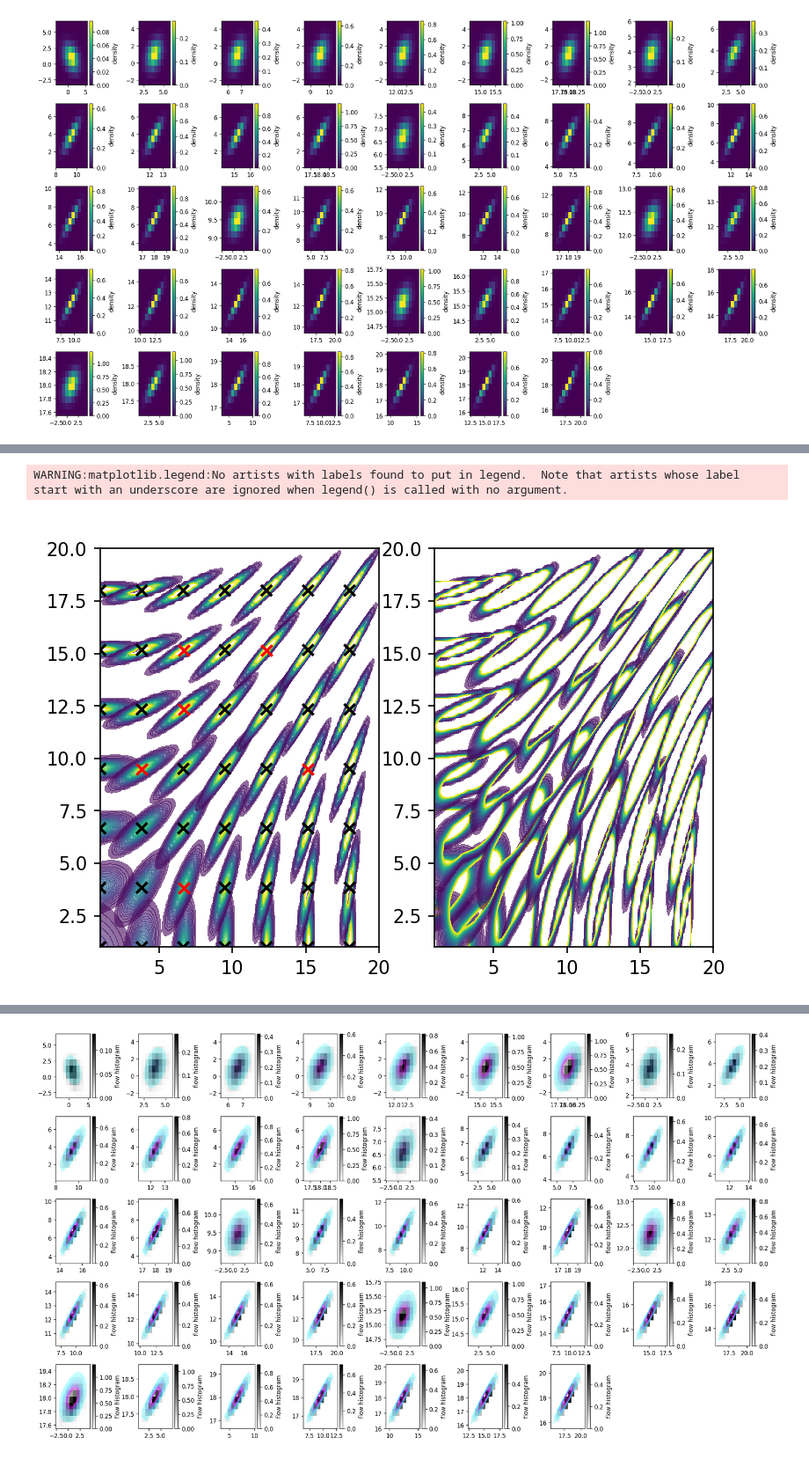
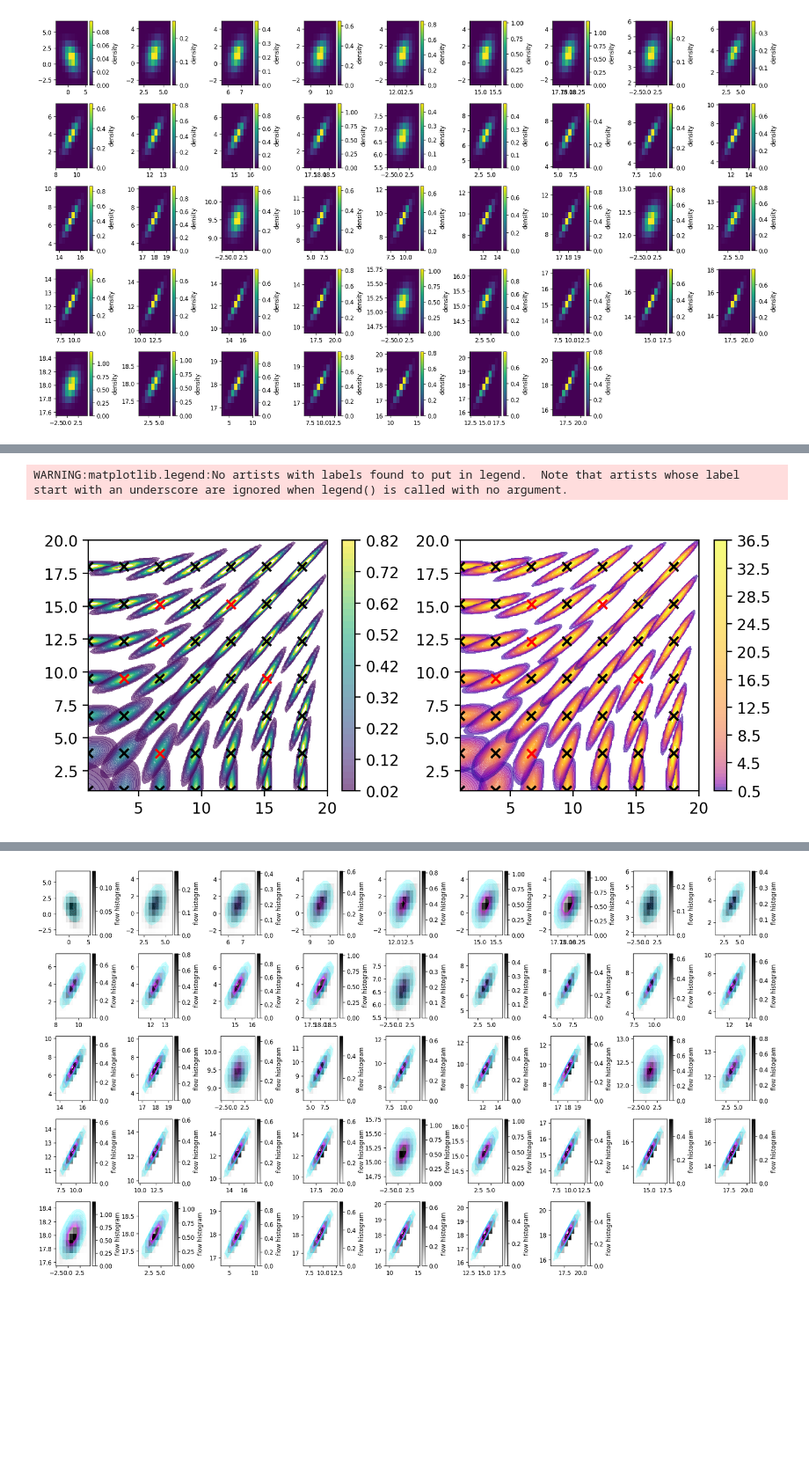
Before and after one commit to phinate/flow-interpolation, a Jupyter notebook: toy_problem.ipynb, the cells around one changed output, grey strips where cells are left out. Shown at 88% size. Cells and saved outputs as stored; diff of their text form; code cells hidden in the pictures; blank space fills up the shorter version.

```diff
--- a/toy_problem.ipynb
+++ b/toy_problem.ipynb
@@ -6,8 +6,11 @@ import jax.scipy as jsp
 import random
 import os
 import torch
-plt.rc("figure", figsize=[6,6], dpi=150, facecolor='w')
 import numpy as np
+
+subplot_settings = dict(figsize=[7, 3], dpi=200, tight_layout=True)
+
+
 def seed_torch(seed=42):
     random.seed(seed)
     os.environ["PYTHONHASHSEED"] = str(seed)
@@ -50,7 +53,7 @@ vmapped_pdf = jax.vmap(gaussian_2d_pdf, in_axes=(None, 0, 0))
 # covs = jnp.array([[[1, 0],[3,3]] for _ in means])
 pdfs = vmapped_pdf(xy_pairs_eval, means, covs).reshape(len(means), *grid_size)
 
-fig, ax = plt.subplots()
+fig, ax = plt.subplots(**subplot_settings)
 
 step = 0.02
 m = jnp.amax(pdfs[int(len(pdfs) / 2 - num_means/4)])
@@ -182,7 +183,7 @@ from nflows.transforms.permutations import ReversePermutation
 optimiser=optim.Adam
 optimiser_pars=dict(lr=1e-3)
 
-def make_flow(num_layers=8, hidden_features=4):
+def make_flow(num_layers=10, hidden_features=6):
     base_dist = ConditionalDiagonalNormal(shape=[2], context_encoder=nn.Linear(2, 4))
 
     transforms = []
@@ -238 +229,4 @@ valid loss = -2.137848138809204
+# %%
+# torch.save(result, "flow.pt")
+result = torch.load("flow.pt")
 # %%
@@ -248,36 +241,44 @@ losses_0 = losses
 # %%
 flow.load_state_dict(result)
 
-fig, axs = plt.subplots(1,2)
+fig, axs = plt.subplots(1,2, **subplot_settings)
 
 ax = axs[0]
 step = 0.02
 m = jnp.amax(pdfs[int(len(pdfs) / 2 - num_means/4)])
 levels = jnp.arange(0.0, m, step) + step
 for i,pdf in enumerate(pdfs):
     a = ax.contourf(xx, yy, pdf,  alpha=0.6, cmap='viridis',levels=levels)
-
+plt.colorbar(a, ax=ax)
 ax.scatter(xx2, yy2, marker='x', c=['None' if x in test else 'k' for x in means.tolist()], label ="means (training set)")
 ax.scatter(np.array(test)[:,0], np.array(test)[:,1], marker='x', c='r', label ="means (test set)")
 
 # plt.colorbar(a, ax=ax, label="probability density")
 plt.legend(bbox_to_anchor=(0,1.02,1,0.2), loc="lower left",
                 mode="expand", borderaxespad=0, ncol=2, frameon=False)
 
 def flow_pdf(inputs, context):
     transformed_inputs = torch.tensor(feature_scaler.transform(inputs), dtype=torch.float32)
     if context is not None:
         transformed_context = torch.tensor(context_scaler.transform(context), dtype=torch.float32)
     else:
         transformed_context = None
     return flow.log_prob(transformed_inputs, transformed_context).exp()
 with torch.no_grad():
     flow_pdfs = [np.asarray(flow_pdf(xy_pairs_eval.tolist(), [context]*len(xy_pairs_eval)).detach()) for context in means.tolist()]
 flow_pdfs = np.asarray(flow_pdfs).reshape(len(means), *grid_size)
 ax = axs[1]
+step = 0.5
+m = jnp.amax(flow_pdfs[int(len(flow_pdfs) - num_means)])
+levels = jnp.arange(0.0, m, step) + step
+# levels = jnp.concatenate([jnp.arange(0.0, m, step) + step,jnp.array([100])])
 for i,fpdf in enumerate(flow_pdfs):
-    a = ax.contourf(xx, yy, fpdf,  alpha=0.6, cmap='viridis', levels=levels)
+    a = ax.contourf(xx, yy, fpdf,  alpha=0.6, cmap='plasma', levels=levels, norm=colors.LogNorm())
+plt.colorbar(a, ax=ax)
+ax.scatter(xx2, yy2, marker='x', c=['None' if x in test else 'k' for x in means.tolist()], label ="means (training set)")
+ax.scatter(np.array(test)[:,0], np.array(test)[:,1], marker='x', c='r', label ="means (test set)")
+plt.tight_layout()
 # ax.legend(loc="upper center", fancybox=True,);
 # %% [output]
 WARNING:matplotlib.legend:No artists with labels found to put in legend.  Note that artists whose label start with an underscore are ignored when legend() is called with no argument.
-[figure, old version]
+[figure, new version]
```
Also changed, not shown: parts of 11 cells of this notebook, 1 other file.
